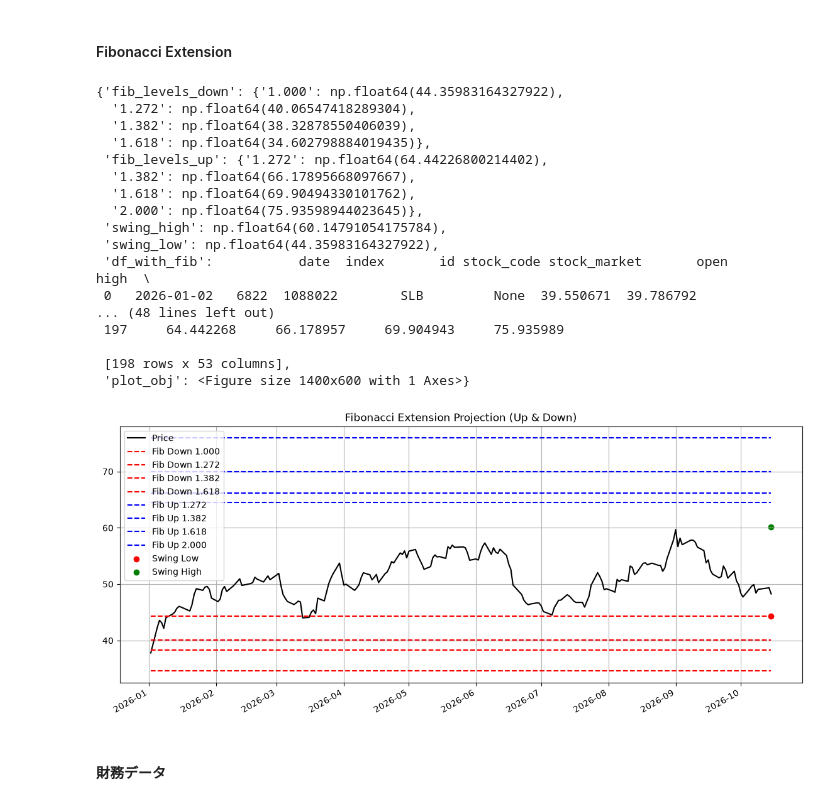
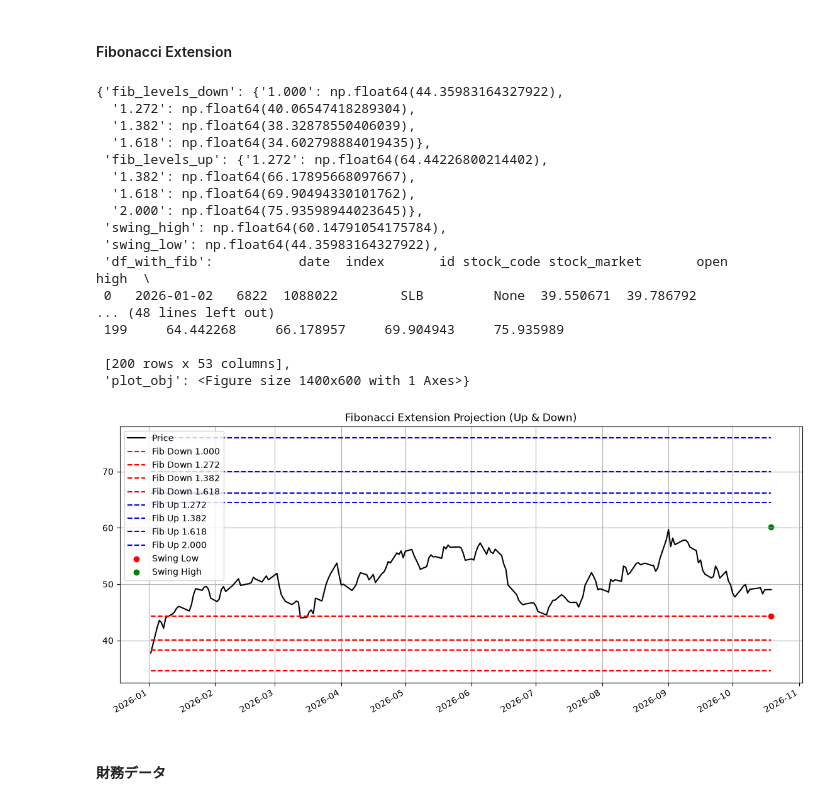
Before and after one commit to nekonabesan/stock_market_analysis, a Jupyter notebook: notebook/SLB_20260914.ipynb, the cells around one changed output. Saved outputs shown, nothing was run; the diff lists cells and outputs as text; code cells hidden in the pictures.

```diff
--- a/notebook/SLB_20260914.ipynb
+++ b/notebook/SLB_20260914.ipynb
@@ -316,13 +316,13 @@ output_path = output_dir / f"{slb}_data_{dt.datetime.now().strftime('%Y-%m-%d')}
 # 重複するファイルがある場合は削除
 if output_path.exists():
     output_path.unlink()
-df = slb_timeseries_df.copy()
-df = df.reset_index()
-df["date"] = pd.to_datetime(df["date"])
-df = df.set_index("date")
-df = df.loc['2026-01-01':end]
-df.to_csv(output_path)
-df.head()
+slb_df = slb_timeseries_df.copy()
+slb_df = slb_df.reset_index()
+slb_df["date"] = pd.to_datetime(slb_df["date"])
+slb_df = slb_df.set_index("date")
+slb_df = slb_df.loc['2026-01-01':end]
+slb_df.to_csv(output_path)
+slb_df.head()
 # %% [output]
 |  | index | id | stock_code | stock_market | open | high | low | close | volume | ma5 | ... |
 | date |  |  |  |  |  |  |  |  |  |  | ... |
@@ -335,27 +335,27 @@ df.head()
 # %% [markdown]
 #### Fibonacci Extension
 # %%
-fib_result = fibonacci_extension.compute_fibonacci_extension(df.copy().reset_index())
+fib_result = fibonacci_extension.compute_fibonacci_extension(slb_df.copy().reset_index())
 fib_result
 # %% [output]
 {'fib_levels_down': {'1.000': np.float64(44.35983164327922),
   '1.272': np.float64(40.06547418289304),
   '1.382': np.float64(38.32878550406039),
   '1.618': np.float64(34.602798884019435)},
  'fib_levels_up': {'1.272': np.float64(64.44226800214402),
   '1.382': np.float64(66.17895668097667),
   '1.618': np.float64(69.90494330101762),
   '2.000': np.float64(75.93598944023645)},
  'swing_high': np.float64(60.14791054175784),
  'swing_low': np.float64(44.35983164327922),
  'df_with_fib':           date  index       id stock_code stock_market       open       high  \
  0   2026-01-02   6822  1088022        SLB         None  39.550671  39.786792
 ... (48 lines left out)
- 197     64.442268     66.178957     69.904943     75.935989
+ 199     64.442268     66.178957     69.904943     75.935989
 
- [198 rows x 53 columns],
+ [200 rows x 53 columns],
  'plot_obj': <Figure size 1400x600 with 1 Axes>}
-[figure, old version]
+[figure, new version]
 # %%
 output_dir = Path("/workspace/data/figures/")
 output_dir.mkdir(parents=True, exist_ok=True)
```
Also changed, not shown: parts of 9 cells of this notebook, 13 other files.
